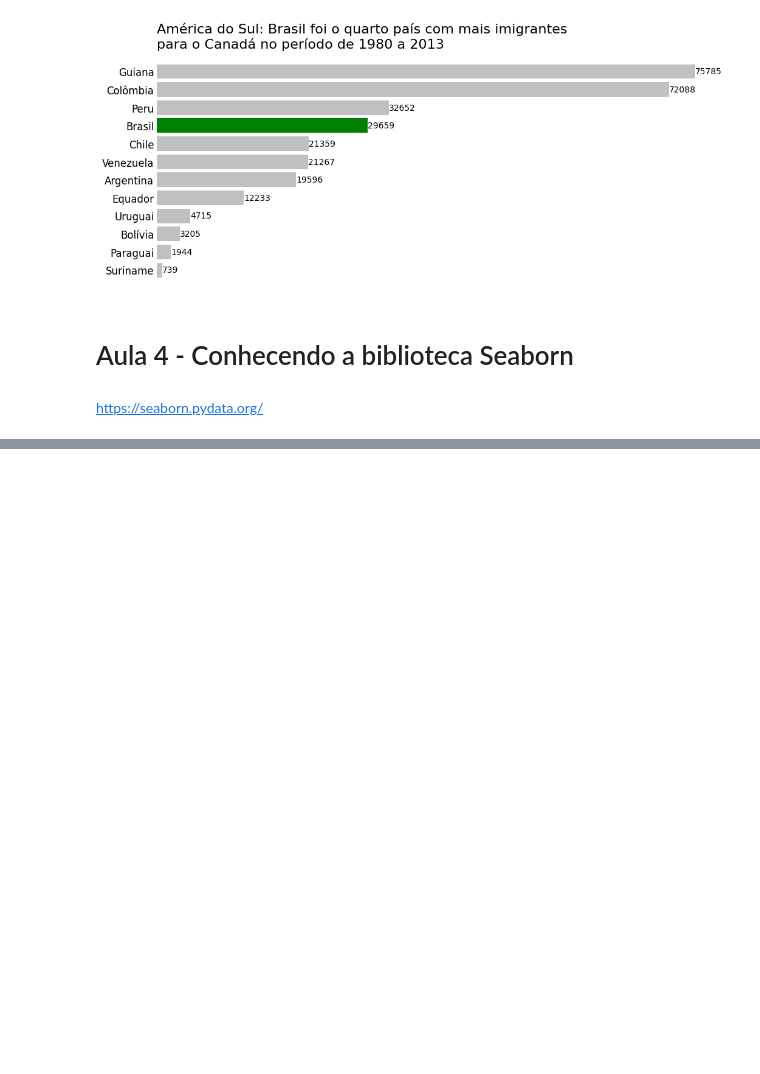
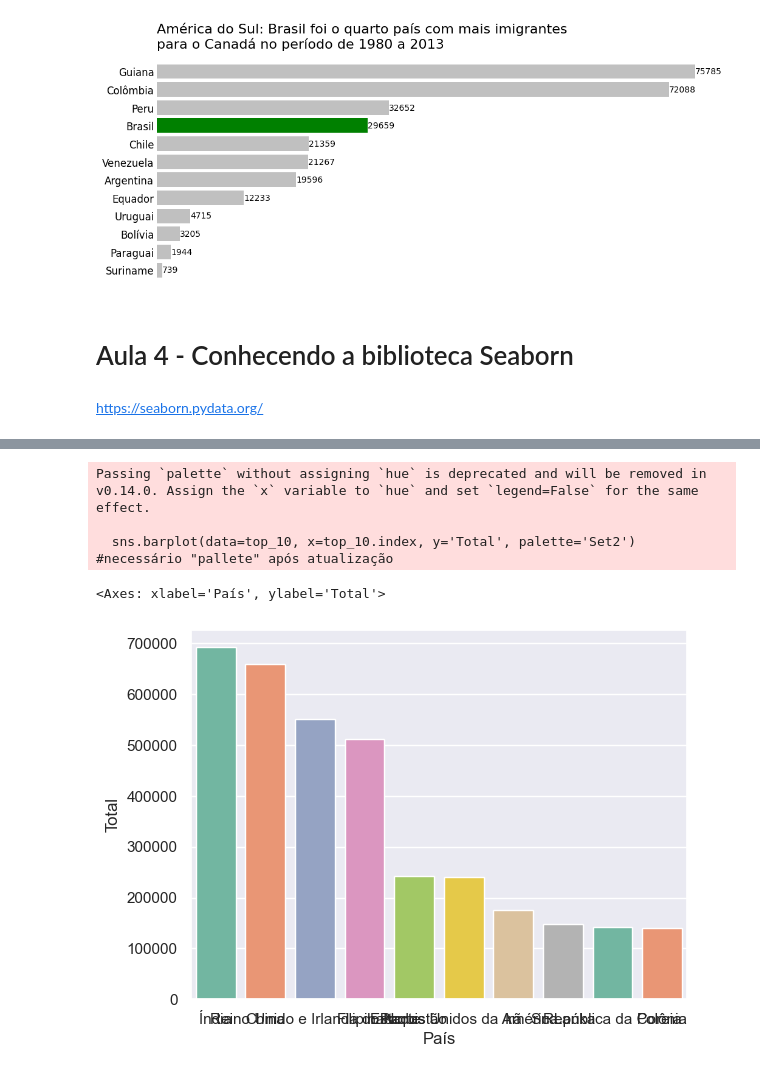
Before and after one commit to brunorm86/visualizacao_dados_python, a Jupyter notebook: project.ipynb, the cells around one changed output, grey strips where cells are left out. Saved outputs shown, nothing was run; the diff lists cells and outputs as text; code cells hidden in the pictures; blank space fills up the shorter version.

```diff
--- a/project.ipynb
+++ b/project.ipynb
@@ -794,3 +812,7 @@ plt.show()
 https://seaborn.pydata.org/
 # %%
 import seaborn as sns
+# %%
+sns.set_theme()
+# %%
+top_10 = df.sort_values('Total', ascending=False).head(10)
@@ -796,0 +835,8 @@ import seaborn as sns
+# %%
+sns.barplot(data=top_10, x=top_10.index, y='Total', palette='Set2') #necessário "pallete" após atualização
+# %% [output]
+Passing `palette` without assigning `hue` is deprecated and will be removed in v0.14.0. Assign the `x` variable to `hue` and set `legend=False` for the same effect.
+
+  sns.barplot(data=top_10, x=top_10.index, y='Total', palette='Set2') #necessário "pallete" após atualização
+<Axes: xlabel='País', ylabel='Total'>
+[figure, added]
```
Also changed, not shown: parts of 45 cells of this notebook, 1 other file.
